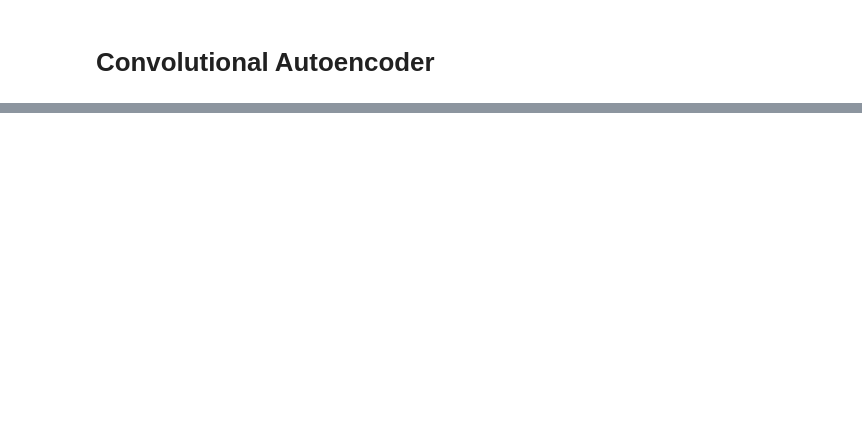
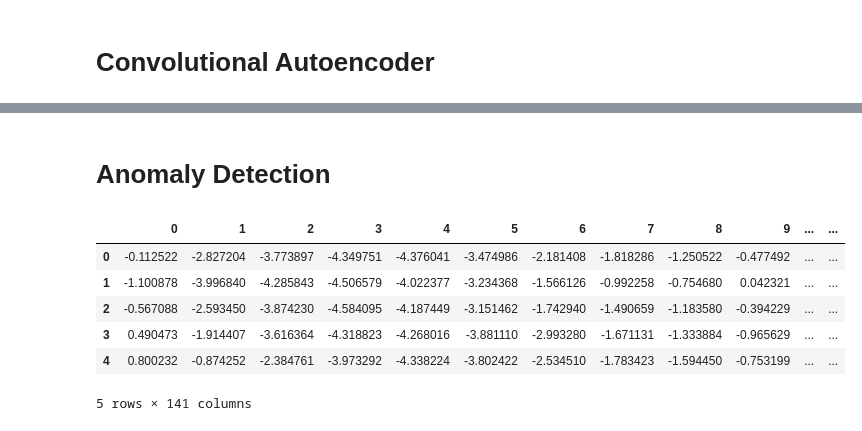
Before and after one commit to saiyaswanth883/DL_Lab, a Jupyter notebook: DL_Lab.ipynb, the cells around one changed output, grey strips where cells are left out. Saved outputs shown, nothing was run; the diff lists cells and outputs as text; code cells hidden in the pictures; blank space fills up the shorter version.

```diff
--- a/DL_Lab.ipynb
+++ b/DL_Lab.ipynb
@@ -227,0 +251,14 @@ _________________________________________________________________
+# %% [markdown]
+# **Anomaly Detection**
+# %%
+dataframe=pd.read_csv('http://storage.googleapis.com/download.tensorflow.org/data/ecg.csv', header=None)
+raw_data=dataframe.values
+dataframe.head()
+# %% [output]
+|  | 0 | 1 | 2 | 3 | 4 | 5 | 6 | 7 | 8 | 9 | ... | ... |
+| 0 | -0.112522 | -2.827204 | -3.773897 | -4.349751 | -4.376041 | -3.474986 | -2.181408 | -1.818286 | -1.250522 | -0.477492 | ... | ... |
+| 1 | -1.100878 | -3.996840 | -4.285843 | -4.506579 | -4.022377 | -3.234368 | -1.566126 | -0.992258 | -0.754680 | 0.042321 | ... | ... |
+| 2 | -0.567088 | -2.593450 | -3.874230 | -4.584095 | -4.187449 | -3.151462 | -1.742940 | -1.490659 | -1.183580 | -0.394229 | ... | ... |
+| 3 | 0.490473 | -1.914407 | -3.616364 | -4.318823 | -4.268016 | -3.881110 | -2.993280 | -1.671131 | -1.333884 | -0.965629 | ... | ... |
+| 4 | 0.800232 | -0.874252 | -2.384761 | -3.973292 | -4.338224 | -3.802422 | -2.534510 | -1.783423 | -1.594450 | -0.753199 | ... | ... |
+5 rows × 141 columns
```
Also changed, not shown: parts of 5 cells of this notebook.
